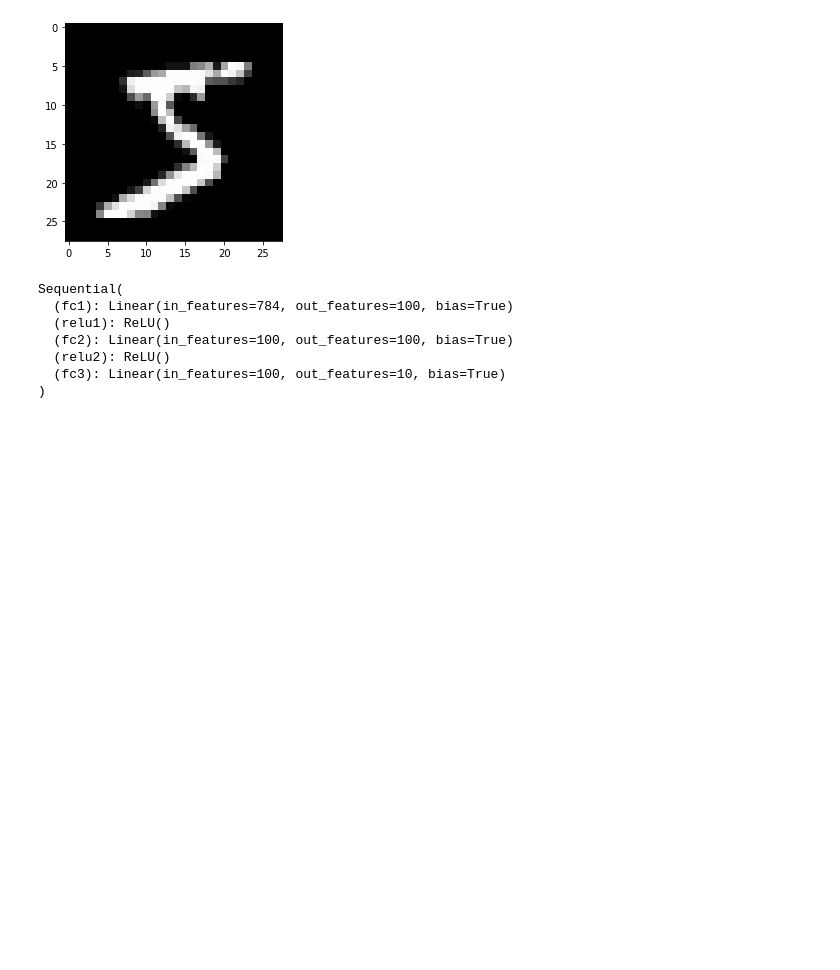
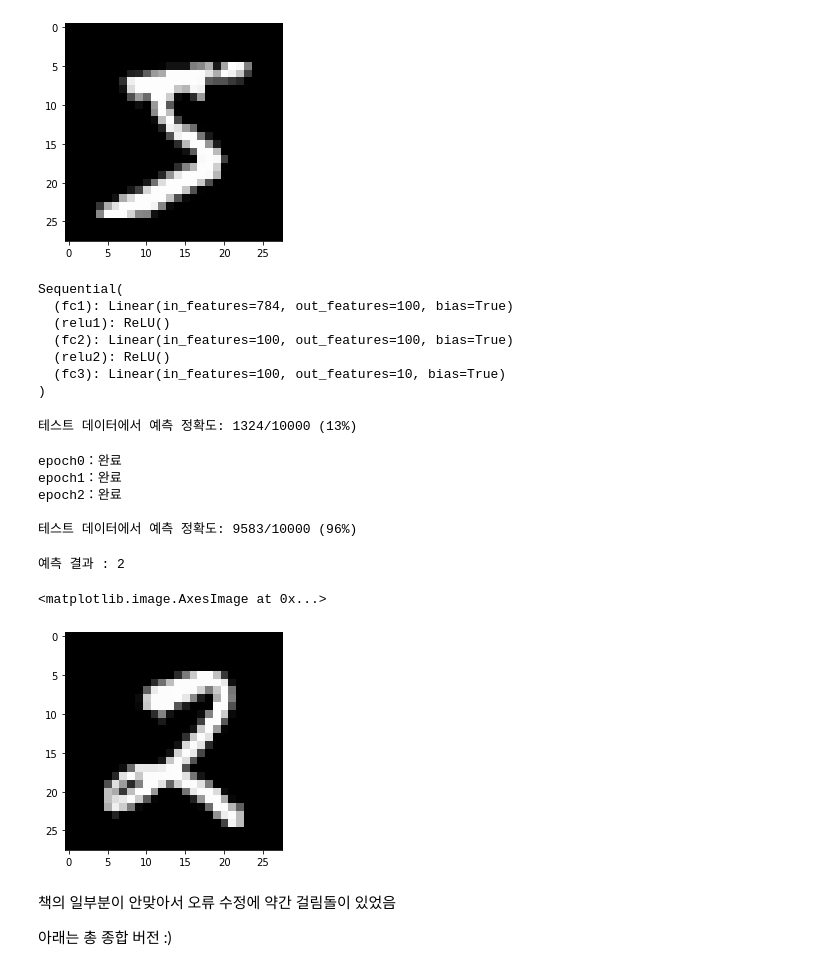
Before and after one commit to Jeong-JaeYoon/Pytorch_basic, a Jupyter notebook: 06.ANN.ipynb, the cells around one changed output. Cells and saved outputs as stored; diff of their text form; code cells hidden in the pictures; blank space fills up the shorter version.

```diff
--- a/06.ANN.ipynb
+++ b/06.ANN.ipynb
@@ -421,0 +429,35 @@ def test():
+# %%
+test()
+# %% [output]
+테스트 데이터에서 예측 정확도: 1324/10000 (13%)
+# %%
+for epoch in range(3):
+    train(epoch)
+
+test()
+# %% [output]
+epoch0：완료
+epoch1：완료
+epoch2：완료
+
+테스트 데이터에서 예측 정확도: 9583/10000 (96%)
+# %%
+index = 2018
+
+model.eval()
+data = X_test[index]
+output = model(data)
+_, predicted = torch.max(output.data, 0)
+
+print('예측 결과 : {}'.format(predicted))
+
+X_test_show = (X_test[index]).numpy()
+plt.imshow(X_test_show.reshape(28,28), cmap='gray')
+# %% [output]
+예측 결과 : 2
+<matplotlib.image.AxesImage at 0x...>
+[figure, added]
+# %% [markdown]
+책의 일부분이 안맞아서 오류 수정에 약간 걸림돌이 있었음
+
+아래는 총 종합 버전 :)
```
Also changed, not shown: parts of 4 cells of this notebook.
